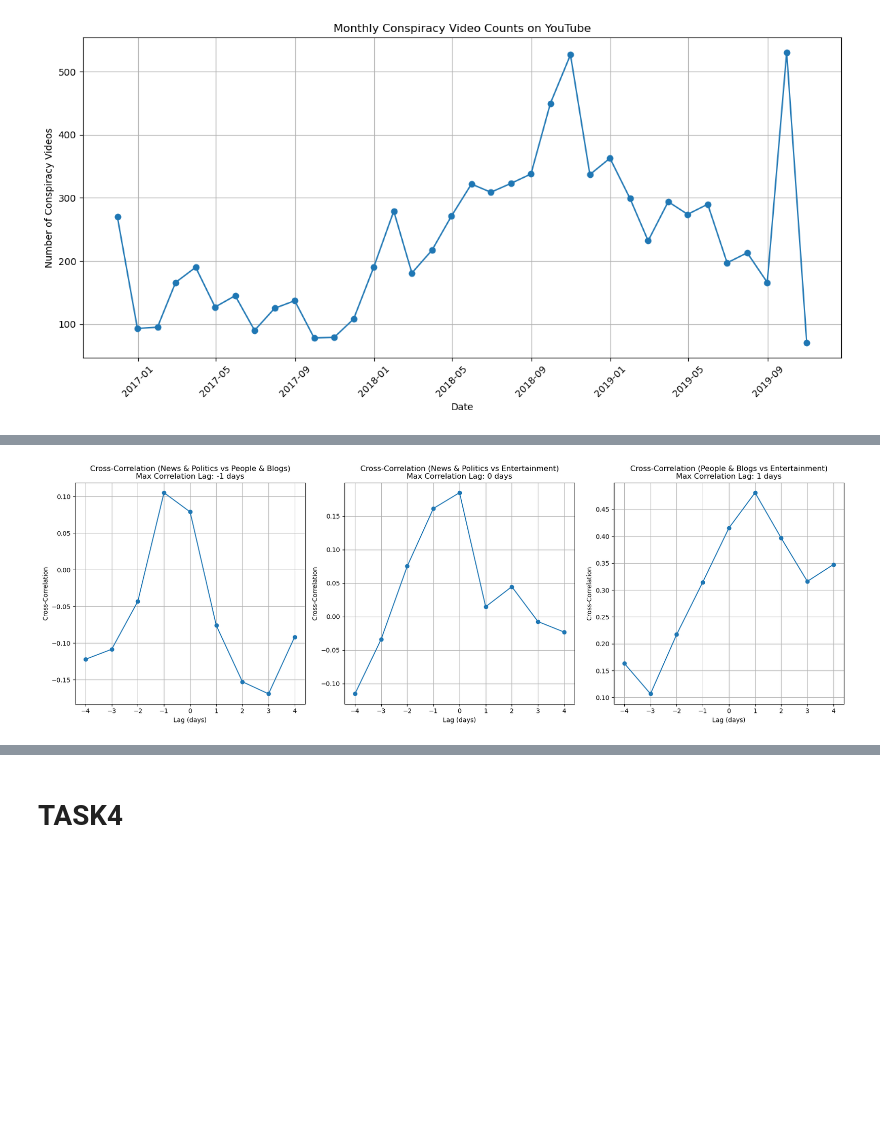
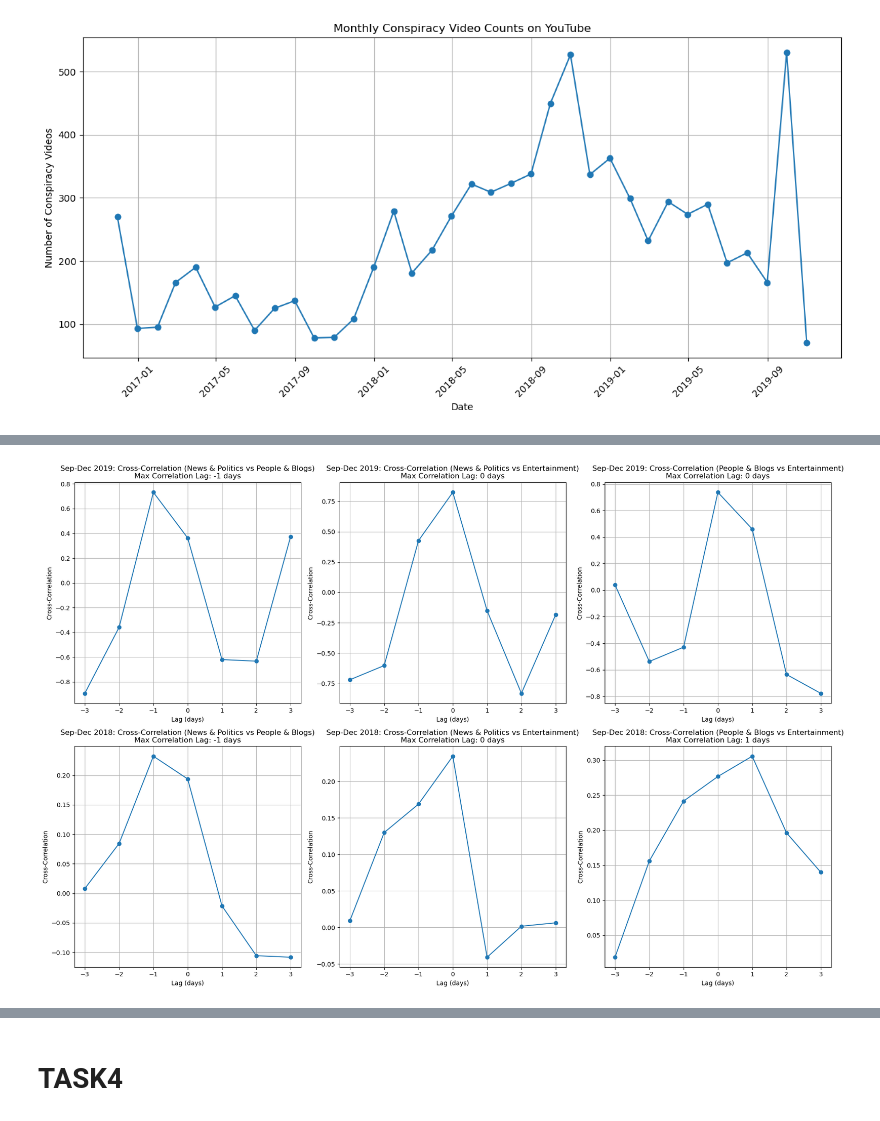
Before and after one commit to epfl-ada/ada-2024-project-kungfucooking, a Jupyter notebook: milestone2_all.ipynb, the cells around one changed output, grey strips where cells are left out. Saved outputs shown, nothing was run; the diff lists cells and outputs as text; code cells hidden in the pictures; blank space fills up the shorter version.

```diff
--- a/milestone2_all.ipynb
+++ b/milestone2_all.ipynb
@@ -1038,65 +594,77 @@ plt.show()
 # %%
 import pandas as pd
 import numpy as np
+from sklearn.preprocessing import MinMaxScaler
 import matplotlib.pyplot as plt
-from sklearn.preprocessing import MinMaxScaler
+
+# Load and prepare data
 data = pd.read_csv('conspiracy_videos.csv')
 data['upload_date'] = pd.to_datetime(data['upload_date'])
 
-filtered_data = data[(data['is_conspiracy'] == 1) &
-                     (data['upload_date'] >= '2018-09-10') &
-                     (data['upload_date'] <= '2018-12-10') &
-                     ((data['category_cc'] == 'News & Politics') |
-                      (data['category_cc'] == 'People & Blogs') |
-                      (data['category_cc'] == 'Entertainment'))]
+# Define study periods
+study_periods = {
+    'Sep-Dec 2019': ('2019-09-26', '2019-12-25'),
+    'Sep-Dec 2018': ('2018-09-26', '2018-12-25')
+}
 
-daily_counts = filtered_data.groupby(['upload_date', 'category_cc']).size().unstack(fill_value=0)
+# Cross-correlation function
+def cross_correlation(series1, series2, max_lag=3):
+    # Create an array of lag values from -max_lag to max_lag
+    lags = np.arange(-max_lag, max_lag + 1)
 
+    # Calculate the correlation for each lag value
+    correlations = [series1.corr(series2.shift(lag)) for lag in lags]
 
-scaler = MinMaxScaler()
-normalized_counts = pd.DataFrame(scaler.fit_transform(daily_counts),
-                                 index=daily_counts.index,
-                                 columns=daily_counts.columns)
-
-def cross_correlation(series1, series2, max_lag=4):
-    lags = np.arange(-max_lag, max_lag + 1)
-    correlations = [series1.corr(series2.shift(lag)) for lag in lags]
+    # Return the lag values and their corresponding correlations
     return lags, correlations
 
-lags, correlations_np_pb = cross_correlation(normalized_counts['News & Politics'], normalized_counts['People & Blogs'])
-max_lag_np_pb = lags[np.argmax(correlations_np_pb)]
+# Plot setup
+fig, axes = plt.subplots(2, 3, figsize=(18, 12))
 
-lags, correlations_np_ent = cross_correlation(normalized_counts['News & Politics'], normalized_counts['Entertainment'])
-max_lag_np_ent = lags[np.argmax(correlations_np_ent)]
+for idx, (period, (start_date, end_date)) in enumerate(study_periods.items()):
+    period_data = data[(data['is_conspiracy'] == 1) &
+                       (data['upload_date'] >= start_date) &
+                       (data['upload_date'] <= end_date) &
+                       ((data['category_cc'] == 'News & Politics') |
+                        (data['category_cc'] == 'People & Blogs') |
+                        (data['category_cc'] == 'Entertainment'))]
+    daily_counts = period_data.groupby(['upload_date', 'category_cc']).size().unstack(fill_value=0)
+    scaler = MinMaxScaler()
+    normalized_counts = pd.DataFrame(scaler.fit_transform(daily_counts),
+                                     index=daily_counts.index,
+                                     columns=daily_counts.columns)
 
-lags, correlations_pb_ent = cross_correlation(normalized_counts['People & Blogs'], normalized_counts['Entertainment'])
-max_lag_pb_ent = lags[np.argmax(correlations_pb_ent)]
+    # Calculate cross-correlations and find max lags
+    lags, correlations_np_pb = cross_correlation(normalized_counts['News & Politics'], normalized_counts['People & Blogs'])
+    max_lag_np_pb = lags[np.argmax(correlations_np_pb)]
 
-plt.figure(figsize=(18, 6))
+    lags, correlations_np_ent = cross_correlation(normalized_counts['News & Politics'], normalized_counts['Entertainment'])
+    max_lag_np_ent = lags[np.argmax(correlations_np_ent)]
 
-plt.subplot(1, 3, 1)
-plt.plot(lags, correlations_np_pb, marker='o')
-plt.title(f'Cross-Correlation (News & Politics vs People & Blogs)\nMax Correlation Lag: {max_lag_np_pb} days')
-plt.xlabel('Lag (days)')
-plt.ylabel('Cross-Correlation')
-plt.grid(True)
+    lags, correlations_pb_ent = cross_correlation(normalized_counts['People & Blogs'], normalized_counts['Entertainment'])
+    max_lag_pb_ent = lags[np.argmax(correlations_pb_ent)]
 
-plt.subplot(1, 3, 2)
-plt.plot(lags, correlations_np_ent, marker='o')
-plt.title(f'Cross-Correlation (News & Politics vs Entertainment)\nMax Correlation Lag: {max_lag_np_ent} days')
-plt.xlabel('Lag (days)')
-plt.ylabel('Cross-Correlation')
-plt.grid(True)
+    # Plot cross-correlations for each category pair with max lag displayed
+    axes[idx, 0].plot(lags, correlations_np_pb, marker='o')
+    axes[idx, 0].set_title(f'{period}: Cross-Correlation (News & Politics vs People & Blogs)\nMax Correlation Lag: {max_lag_np_pb} days')
+    axes[idx, 0].set_xlabel('Lag (days)')
+    axes[idx, 0].set_ylabel('Cross-Correlation')
+    axes[idx, 0].grid(True)
 
-plt.subplot(1, 3, 3)
-plt.plot(lags, correlations_pb_ent, marker='o')
-plt.title(f'Cross-Correlation (People & Blogs vs Entertainment)\nMax Correlation Lag: {max_lag_pb_ent} days')
-plt.xlabel('Lag (days)')
-plt.ylabel('Cross-Correlation')
-plt.grid(True)
+    axes[idx, 1].plot(lags, correlations_np_ent, marker='o')
+    axes[idx, 1].set_title(f'{period}: Cross-Correlation (News & Politics vs Entertainment)\nMax Correlation Lag: {max_lag_np_ent} days')
+    axes[idx, 1].set_xlabel('Lag (days)')
+    axes[idx, 1].set_ylabel('Cross-Correlation')
+    axes[idx, 1].grid(True)
+
+    axes[idx, 2].plot(lags, correlations_pb_ent, marker='o')
+    axes[idx, 2].set_title(f'{period}: Cross-Correlation (People & Blogs vs Entertainment)\nMax Correlation Lag: {max_lag_pb_ent} days')
+    axes[idx, 2].set_xlabel('Lag (days)')
+    axes[idx, 2].set_ylabel('Cross-Correlation')
+    axes[idx, 2].grid(True)
 
 plt.tight_layout()
 plt.show()
 # %% [output]
-[figure, old version]
+[figure, new version]
 # %% [markdown]
```
Also changed, not shown: parts of 61 cells of this notebook, 1 other file.
